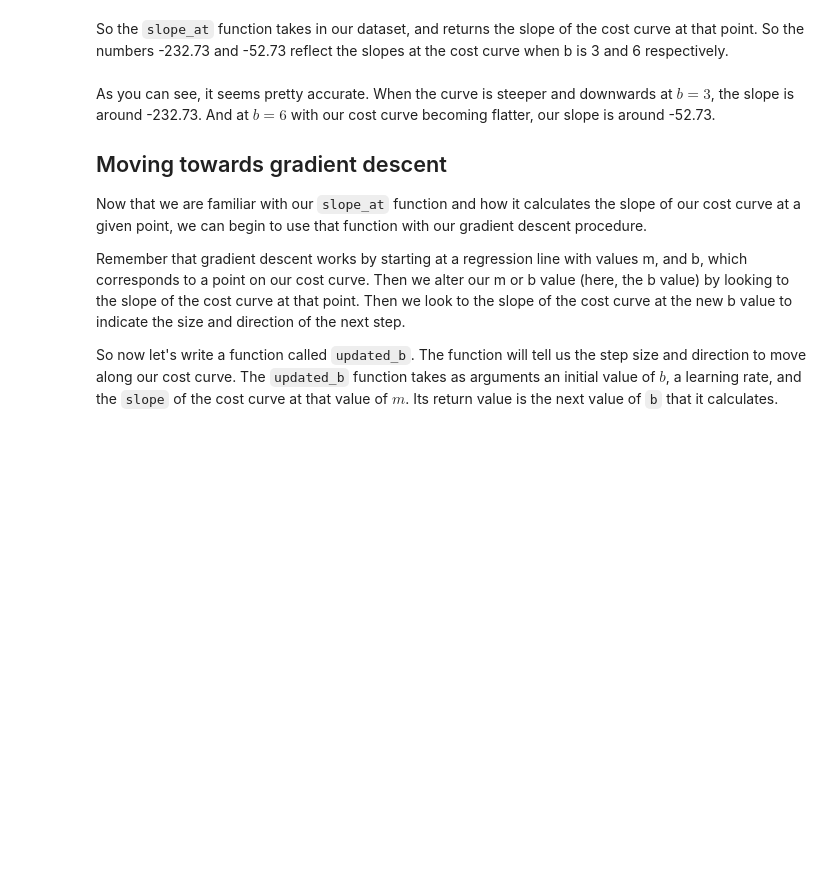
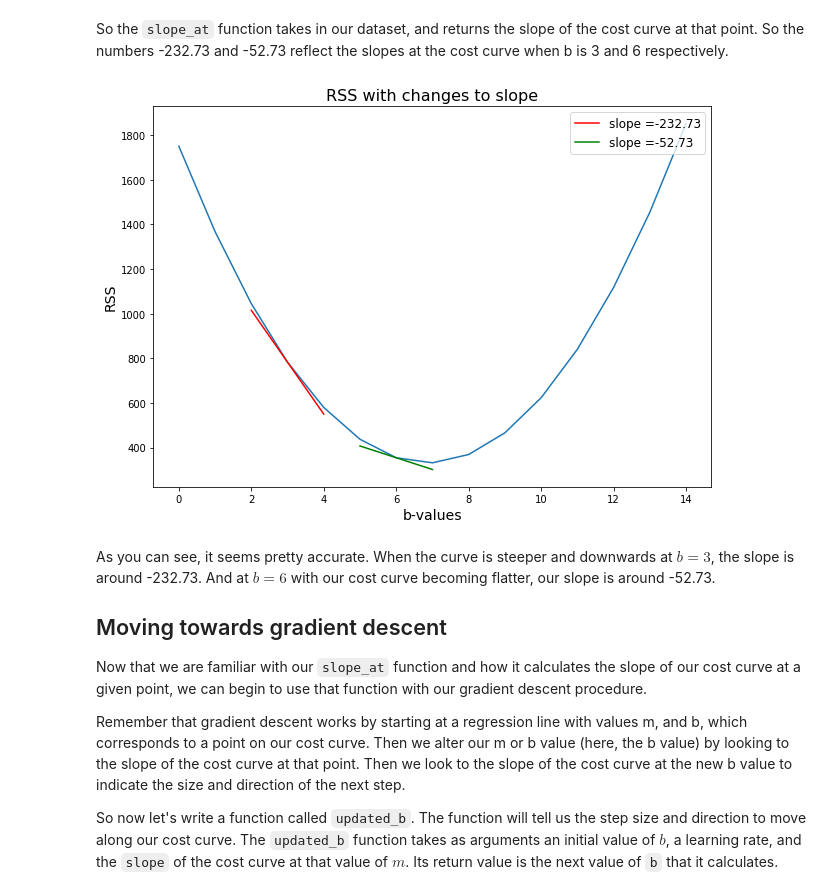
Before and after one commit to jirvingphd/fsds_pt_100719_cohort_notes, a Jupyter notebook: labs_from_class/sect_23_derivatives/sect_23_gradient_descent_step_size_lab_SG.ipynb, the cells around one changed output. Saved outputs shown, nothing was run; the diff lists cells and outputs as text; code cells hidden in the pictures; blank space fills up the shorter version.

```diff
--- a/labs_from_class/sect_23_derivatives/sect_23_gradient_descent_step_size_lab_SG.ipynb
+++ b/labs_from_class/sect_23_derivatives/sect_23_gradient_descent_step_size_lab_SG.ipynb
@@ -121,15 +154,17 @@ tan_3 = rss_3+slope_3*(x_3-3)
 tan_6 = rss_6+slope_6*(x_6-6)
 # %%
 plt.figure(figsize=(10,7))
-plt.plot(bval_RSS[:,0], bval_RSS[:,1], '-')
+plt.plot(bval_RSS['b'], bval_RSS['RSS'], '-')
 plt.plot(x_3, tan_3, color = "red",  label = "slope =" + str(round(slope_3,2)))
 plt.plot(x_6, tan_6, color = "green",  label = "slope =" + str(round(slope_6,2)))
 
 plt.xlabel("b-values", fontsize=14)
 plt.ylabel("RSS", fontsize=14)
 plt.legend(loc='upper right', fontsize='large')
 
 plt.title("RSS with changes to slope", fontsize=16);
+# %% [output]
+[figure, added]
 # %% [markdown]
 As you can see, it seems pretty accurate.  When the curve is steeper and downwards at $b = 3$, the slope is around -232.73.  And at $b = 6$ with our cost curve becoming flatter, our slope is around -52.73.
 
```
Also changed, not shown: parts of 23 cells of this notebook, 2 other files.
